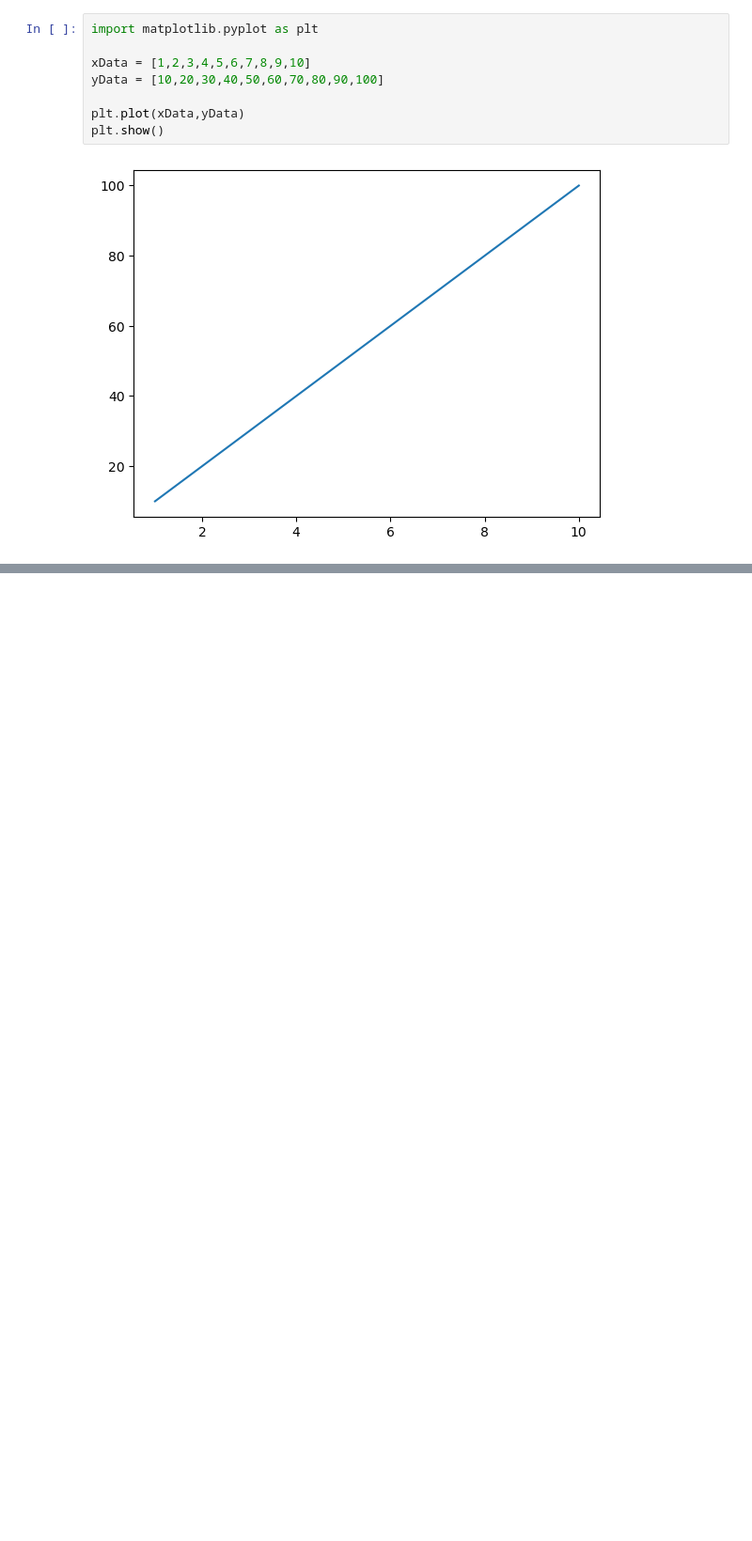
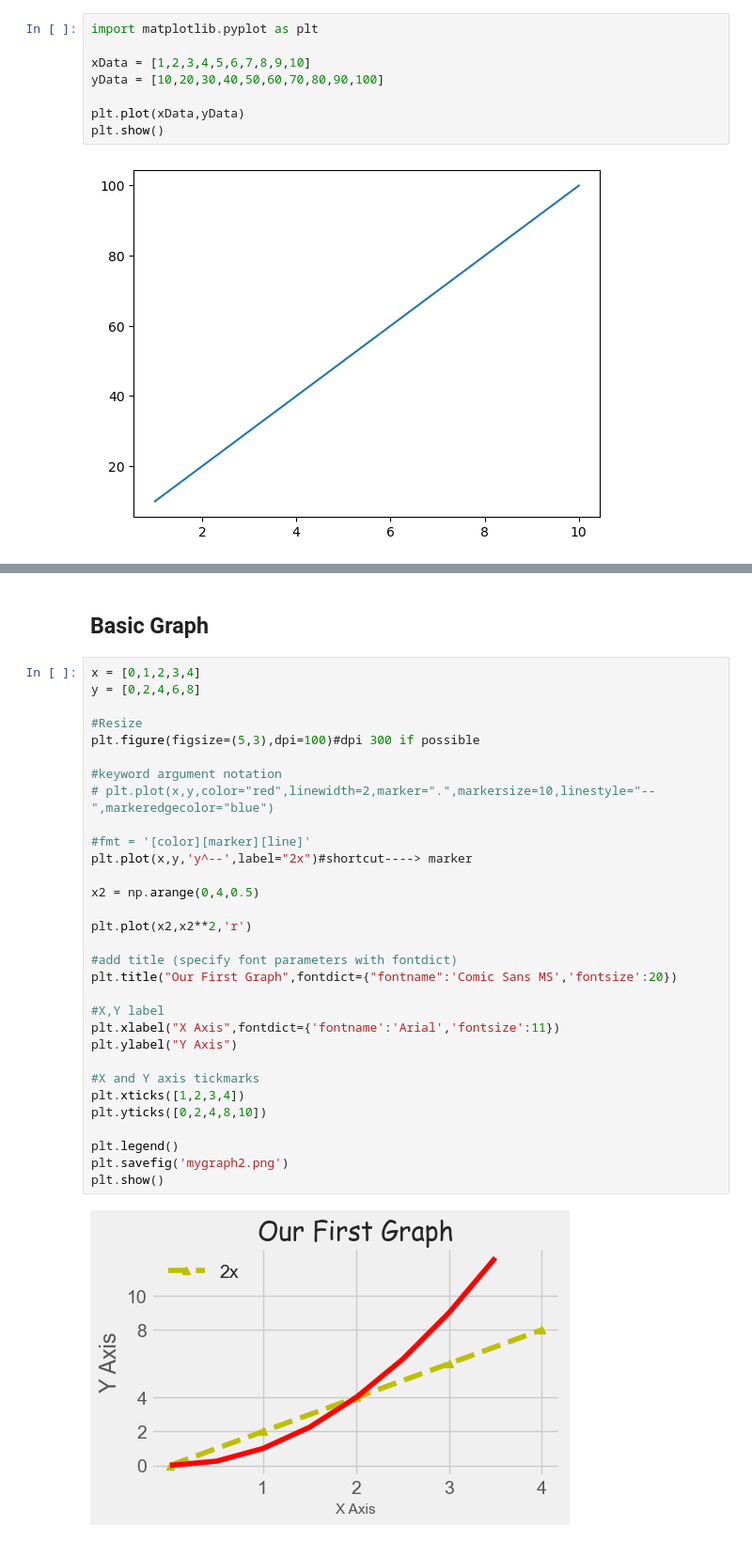
Before and after one commit to KhineThwe/Python_One_By_One_Fourth_Month, a Jupyter notebook: Python Fourth Month Matplotlib.ipynb, the cells around one changed output, grey strips where cells are left out. Shown at 94% size. Drawn from its saved outputs; the diff is of its cells as text; blank space fills up the shorter version.

```diff
--- a/Python Fourth Month Matplotlib.ipynb
+++ b/Python Fourth Month Matplotlib.ipynb
@@ -41,0 +135,35 @@ plt.show()
+# %% [markdown]
+## Basic Graph
+# %%
+x = [0,1,2,3,4]
+y = [0,2,4,6,8]
+
+#Resize
+plt.figure(figsize=(5,3),dpi=100)#dpi 300 if possible
+
+#keyword argument notation
+# plt.plot(x,y,color="red",linewidth=2,marker=".",markersize=10,linestyle="--",markeredgecolor="blue")
+
+#fmt = '[color][marker][line]'
+plt.plot(x,y,'y^--',label="2x")#shortcut----> marker
+
+x2 = np.arange(0,4,0.5)
+
+plt.plot(x2,x2**2,'r')
+
+#add title (specify font parameters with fontdict)
+plt.title("Our First Graph",fontdict={"fontname":'Comic Sans MS','fontsize':20})
+
+#X,Y label
+plt.xlabel("X Axis",fontdict={'fontname':'Arial','fontsize':11})
+plt.ylabel("Y Axis")
+
+#X and Y axis tickmarks
+plt.xticks([1,2,3,4])
+plt.yticks([0,2,4,8,10])
+
+plt.legend()
+plt.savefig('mygraph2.png')
+plt.show()
+# %% [output]
+[figure, added]
```
Also changed, not shown: parts of 10 cells of this notebook.
